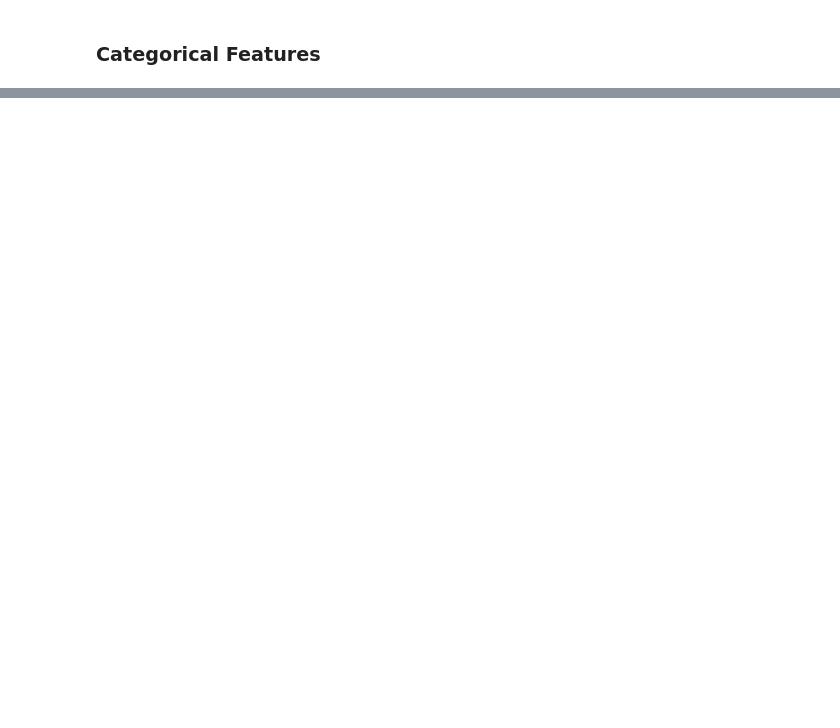
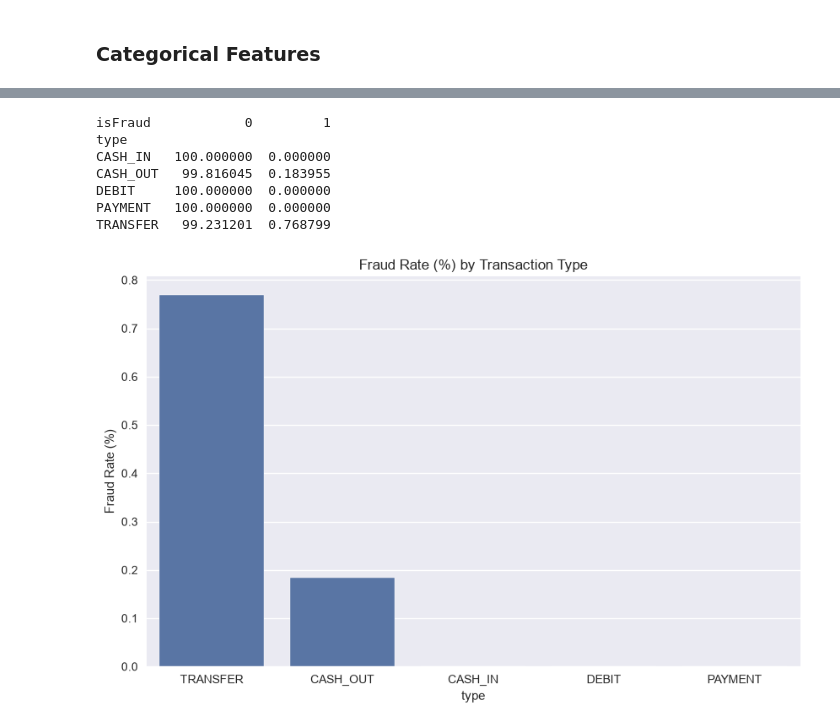
Before and after one commit to joshuasim/fraud-detection, a Jupyter notebook: notebooks/01_eda.ipynb, the cells around one changed output, grey strips where cells are left out. Cells and saved outputs as stored; diff of their text form; code cells hidden in the pictures; blank space fills up the shorter version.

```diff
--- a/notebooks/01_eda.ipynb
+++ b/notebooks/01_eda.ipynb
@@ -407,0 +435,20 @@ plt.show()
+# %%
+# crosstab of fraud rate by type
+crosstab = pd.crosstab(df['type'], df['isFraud'], normalize='index') * 100
+print(crosstab)
+
+fraud_rate = crosstab[1].sort_values(ascending=False)
+sns.barplot(x=fraud_rate.index, y=fraud_rate.values)
+plt.ylabel('Fraud Rate (%)')
+plt.title('Fraud Rate (%) by Transaction Type')
+plt.savefig('../images/fraud_rate_type_barplot.png', bbox_inches='tight')
+plt.show()
+# %% [output]
+isFraud            0         1
+type
+CASH_IN   100.000000  0.000000
+CASH_OUT   99.816045  0.183955
+DEBIT     100.000000  0.000000
+PAYMENT   100.000000  0.000000
+TRANSFER   99.231201  0.768799
+[figure, added]
```
Also changed, not shown: parts of 11 cells of this notebook, 2 other files.
